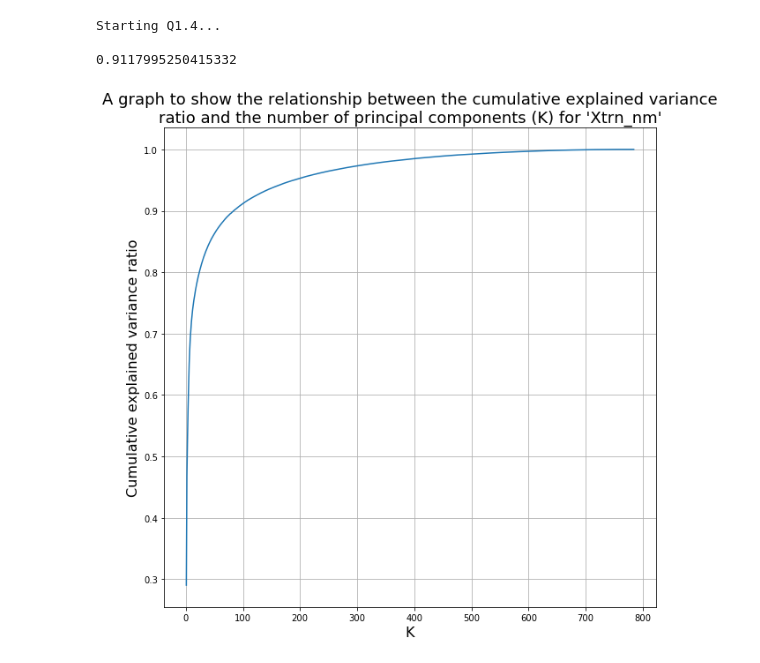
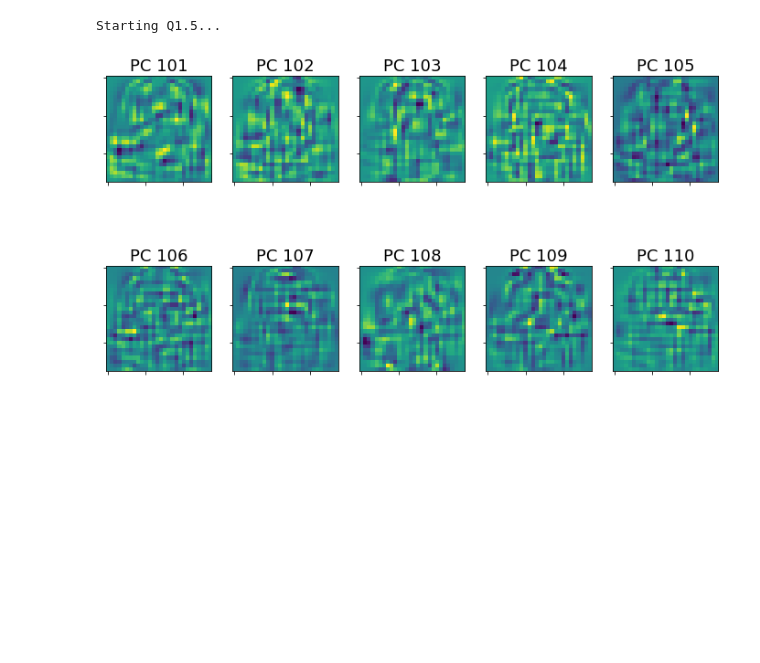
Before and after one commit to hwixley/IAML-cwk2, a Jupyter notebook: INFR10069-2020-CW2/templates/iaml01cw2_q1.ipynb, the cells around one changed output. Saved outputs shown, nothing was run; the diff lists cells and outputs as text; code cells hidden in the pictures; blank space fills up the shorter version.

```diff
--- a/INFR10069-2020-CW2/templates/iaml01cw2_q1.ipynb
+++ b/INFR10069-2020-CW2/templates/iaml01cw2_q1.ipynb
@@ -388,10 +388,8 @@ def iaml01cw2_q1_8():
 
 #
 # iaml01cw2_q1_8()   # comment this out when you run the function
-# %%
-iaml01cw2_q1_4()
-# %% [output]
-Starting Q1.4...
-
-0.9117995250415332
-[figure, removed]
+# %%
+iaml01cw2_q1_5()
+# %% [output]
+Starting Q1.5...
+[figure, added]
```
Also changed, not shown: parts of 1 cell of this notebook.
